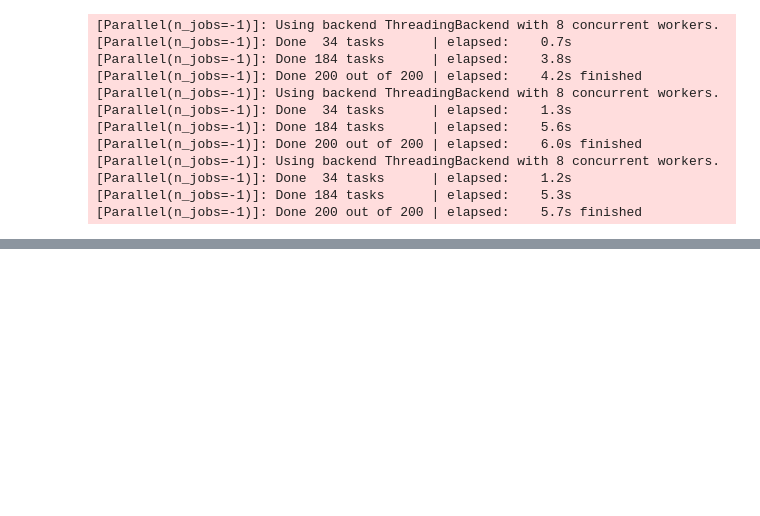
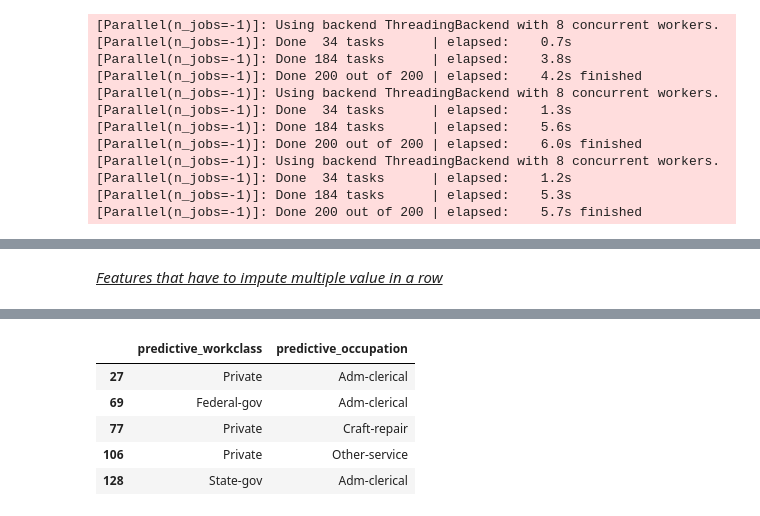
Before and after one commit to Safir-Mehdi/ML_Pipeline_Project, a Jupyter notebook: notebooks/HendlingMissingValues.ipynb, the cells around one changed output, grey strips where cells are left out. Cells and saved outputs as stored; diff of their text form; code cells hidden in the pictures; blank space fills up the shorter version.

```diff
--- a/notebooks/HendlingMissingValues.ipynb
+++ b/notebooks/HendlingMissingValues.ipynb
@@ -855,3 +900,5 @@ imputation_set_native_country = impute_target_variable(imputation_set_native_cou
+# %% [markdown]
+<u><i>Features that have to impute multiple value in a row</i></u>
 # %%
 imputation_set_workclass_occupation = imputation_set[
     imputation_set['workclass'].isna() &
@@ -859,6 +906,10 @@ imputation_set_workclass_occupation = imputation_set[
     ~imputation_set['native-country'].isna()
 ].copy()
 imputation_set_workclass_occupation = impute_multi_target(imputation_set_workclass_occupation, ['workclass', 'occupation'])
+# imputation_set_workclass_occupation
+for f, col in zip(imputation_set_workclass_occupation.columns, ['workclass', 'occupation']):
+    imputation_set_workclass_occupation[f] = encoder_dict[col].inverse_transform(imputation_set_workclass_occupation[f])
+imputation_set_workclass_occupation.head()
 # %% [output]
 [Parallel(n_jobs=8)]: Using backend ThreadingBackend with 8 concurrent workers.
 [Parallel(n_jobs=8)]: Done  34 tasks      | elapsed:    0.0s
@@ -871,3 +922,9 @@ imputation_set_workclass_occupation = impute_multi_target(imputation_set_workcla
+|  | predictive_workclass | predictive_occupation |
+| 27 | Private | Adm-clerical |
+| 69 | Federal-gov | Adm-clerical |
+| 77 | Private | Craft-repair |
+| 106 | Private | Other-service |
+| 128 | State-gov | Adm-clerical |
 # %%
 imputation_set_workclass_occupation_country = imputation_set[
     imputation_set['native-country'].isna() &
```
Also changed, not shown: parts of 34 cells of this notebook.
